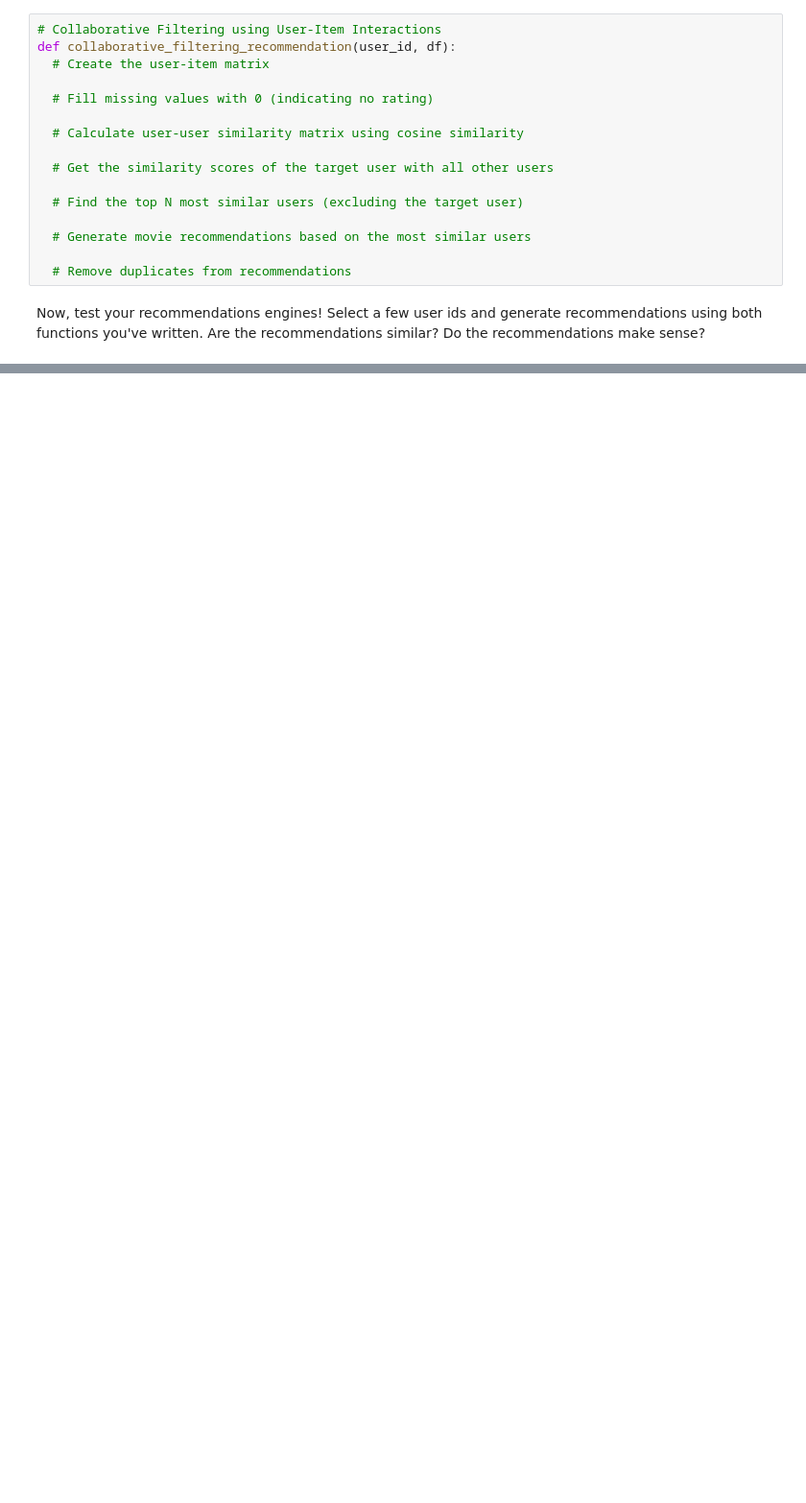
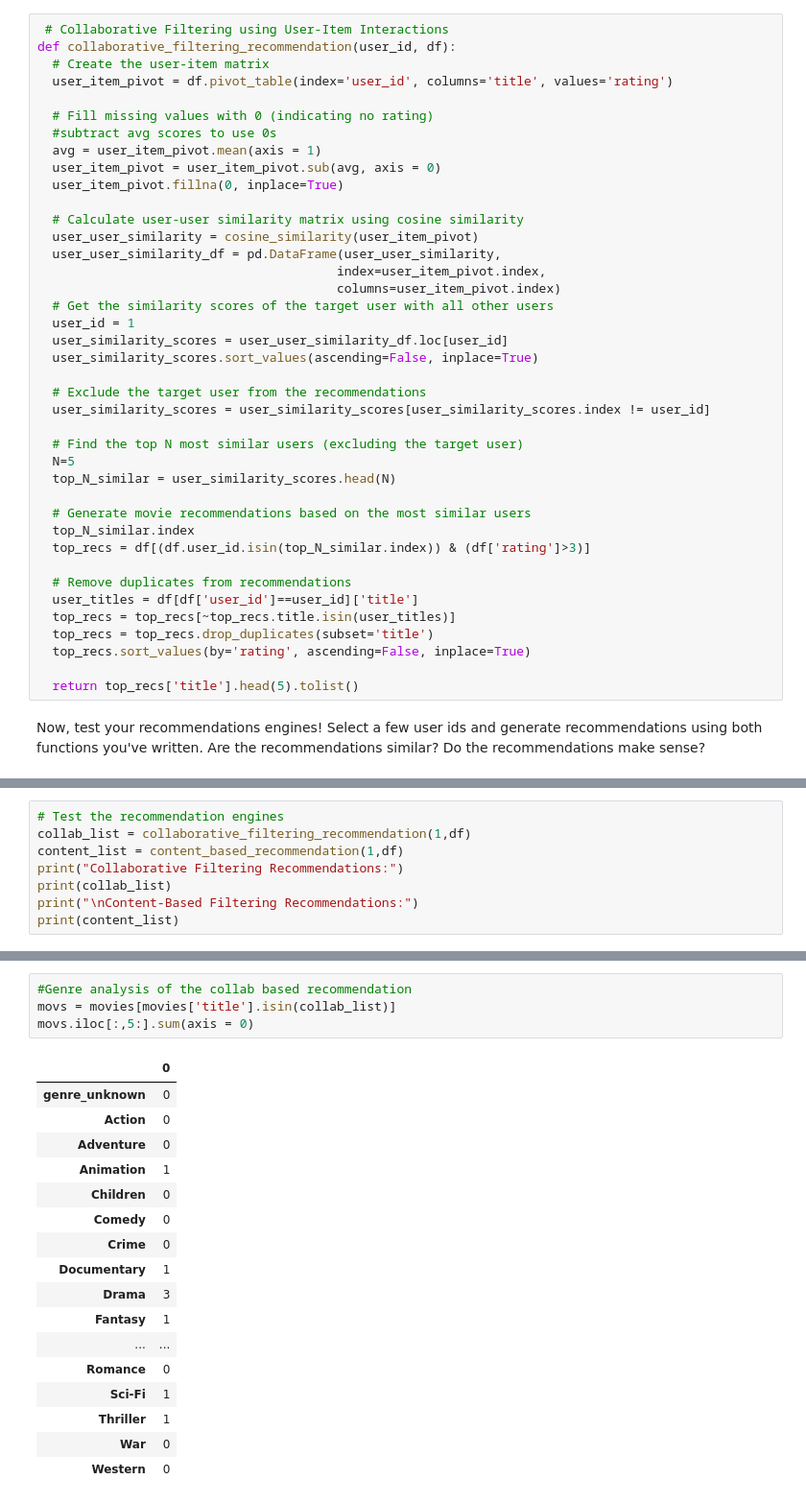
Before and after one commit to beltranster/mbm, a Jupyter notebook: Student_MLE_MiniProject_Recommendation_Engines.ipynb, the cells around one changed output, grey strips where cells are left out. Shown at 96% size. Saved outputs shown, nothing was run; the diff lists cells and outputs as text; blank space fills up the shorter version.

```diff
--- a/Student_MLE_MiniProject_Recommendation_Engines.ipynb
+++ b/Student_MLE_MiniProject_Recommendation_Engines.ipynb
@@ -292,20 +281,44 @@ Here is your task:
 
   G. Remove duplicate movies recommendations.
 # %%
-# Collaborative Filtering using User-Item Interactions
+ # Collaborative Filtering using User-Item Interactions
 def collaborative_filtering_recommendation(user_id, df):
   # Create the user-item matrix
+  user_item_pivot = df.pivot_table(index='user_id', columns='title', values='rating')
 
   # Fill missing values with 0 (indicating no rating)
+  #subtract avg scores to use 0s
+  avg = user_item_pivot.mean(axis = 1)
+  user_item_pivot = user_item_pivot.sub(avg, axis = 0)
+  user_item_pivot.fillna(0, inplace=True)
 
   # Calculate user-user similarity matrix using cosine similarity
+  user_user_similarity = cosine_similarity(user_item_pivot)
+  user_user_similarity_df = pd.DataFrame(user_user_similarity,
+                                        index=user_item_pivot.index,
+                                        columns=user_item_pivot.index)
+  # Get the similarity scores of the target user with all other users
+  user_id = 1
+  user_similarity_scores = user_user_similarity_df.loc[user_id]
+  user_similarity_scores.sort_values(ascending=False, inplace=True)
 
-  # Get the similarity scores of the target user with all other users
+  # Exclude the target user from the recommendations
+  user_similarity_scores = user_similarity_scores[user_similarity_scores.index != user_id]
 
   # Find the top N most similar users (excluding the target user)
+  N=5
+  top_N_similar = user_similarity_scores.head(N)
 
   # Generate movie recommendations based on the most similar users
+  top_N_similar.index
+  top_recs = df[(df.user_id.isin(top_N_similar.index)) & (df['rating']>3)]
 
   # Remove duplicates from recommendations
+  user_titles = df[df['user_id']==user_id]['title']
+  top_recs = top_recs[~top_recs.title.isin(user_titles)]
+  top_recs = top_recs.drop_duplicates(subset='title')
+  top_recs.sort_values(by='rating', ascending=False, inplace=True)
+
+  return top_recs['title'].head(5).tolist()
 # %% [markdown]
 Now, test your recommendations engines! Select a few user ids and generate recommendations using both functions you've written. Are the recommendations similar? Do the recommendations make sense?
@@ -313,0 +325,8 @@ Now, test your recommendations engines! Select a few user ids and generate recom
+# %%
+# Test the recommendation engines
+collab_list = collaborative_filtering_recommendation(1,df)
+content_list = content_based_recommendation(1,df)
+print("Collaborative Filtering Recommendations:")
+print(collab_list)
+print("\nContent-Based Filtering Recommendations:")
+print(content_list)
@@ -313,0 +342,22 @@ Now, test your recommendations engines! Select a few user ids and generate recom
+# %%
+#Genre analysis of the collab based recommendation
+movs = movies[movies['title'].isin(collab_list)]
+movs.iloc[:,5:].sum(axis = 0)
+# %% [output]
+|  | 0 |
+| genre_unknown | 0 |
+| Action | 0 |
+| Adventure | 0 |
+| Animation | 1 |
+| Children | 0 |
+| Comedy | 0 |
+| Crime | 0 |
+| Documentary | 1 |
+| Drama | 3 |
+| Fantasy | 1 |
+| ... | ... |
+| Romance | 0 |
+| Sci-Fi | 1 |
+| Thriller | 1 |
+| War | 0 |
+| Western | 0 |
```
Also changed, not shown: parts of 7 cells of this notebook.
